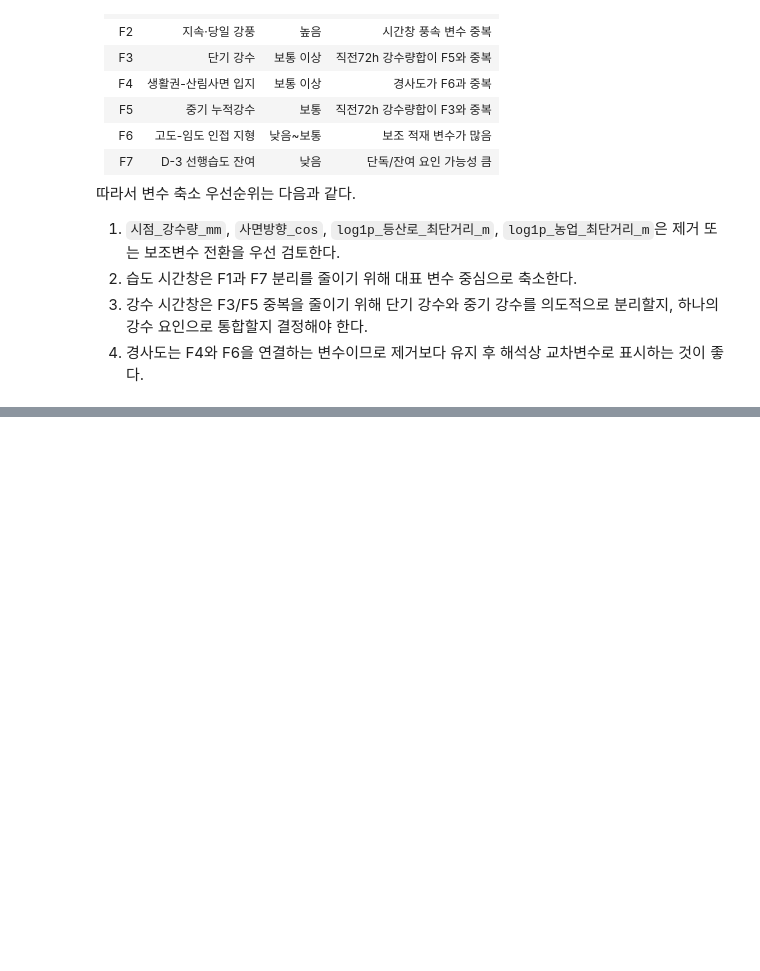
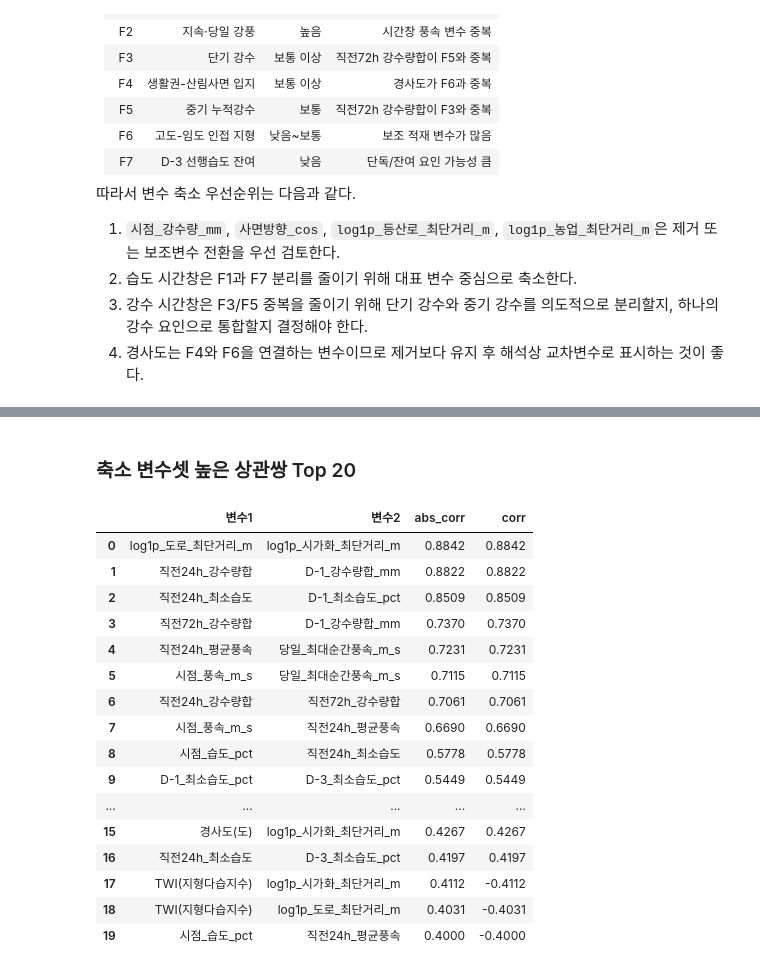
Before and after one commit to Max-JI64/farm-system-public-02, a Jupyter notebook: jsw/Analysis/2026-06-08_FA.ipynb, the cells around one changed output, grey strips where cells are left out. Saved outputs shown, nothing was run; the diff lists cells and outputs as text; code cells hidden in the pictures; blank space fills up the shorter version.

```diff
--- a/jsw/Analysis/2026-06-08_FA.ipynb
+++ b/jsw/Analysis/2026-06-08_FA.ipynb
@@ -1626,0 +1808,62 @@ F7은 독립적인 넓은 요인이라기보다, F1의 습도 요인에서 분
+# %%
+reduced_fa_fit_X = reduced_fa_X_complete.copy()
+reduced_fa_fit_X = reduced_fa_fit_X.apply(pd.to_numeric, errors="coerce")
+reduced_constant_cols = reduced_fa_fit_X.columns[reduced_fa_fit_X.nunique(dropna=True) <= 1].tolist()
+if reduced_constant_cols:
+    reduced_fa_fit_X = reduced_fa_fit_X.drop(columns=reduced_constant_cols)
+reduced_fa_fit_X = reduced_fa_fit_X.dropna(axis=0, how="any")
+
+reduced_fit_summary = pd.DataFrame(
+    {
+        "항목": [
+            "축소 FA 적합성 점검 표본 수",
+            "축소 FA 적합성 점검 변수 수",
+            "상수/단일값 제거 변수 수",
+        ],
+        "값": [
+            len(reduced_fa_fit_X),
+            reduced_fa_fit_X.shape[1],
+            len(reduced_constant_cols),
+        ],
+    }
+)
+display(reduced_fit_summary)
+
+reduced_corr = reduced_fa_fit_X.corr()
+reduced_corr_pairs = (
+    reduced_corr.where(np.triu(np.ones(reduced_corr.shape), k=1).astype(bool))
+    .stack()
+    .reset_index()
+)
+reduced_corr_pairs.columns = ["변수1", "변수2", "corr"]
+reduced_corr_pairs["abs_corr"] = reduced_corr_pairs["corr"].abs()
+reduced_corr_pairs = reduced_corr_pairs.sort_values("abs_corr", ascending=False).reset_index(drop=True)
+
+display(Markdown("### 축소 변수셋 높은 상관쌍 Top 20"))
+display(reduced_corr_pairs[["변수1", "변수2", "abs_corr", "corr"]].head(20).round(4))
+
+reduced_kmo_per_variable, reduced_kmo_total = calculate_kmo(reduced_fa_fit_X)
+reduced_kmo_table = (
+    pd.DataFrame({"변수": reduced_fa_fit_X.columns, "KMO": reduced_kmo_per_variable})
+    .sort_values("KMO")
+    .reset_index(drop=True)
+)
+reduced_bartlett_chi2, reduced_bartlett_p = calculate_bartlett_sphericity(reduced_fa_fit_X)
+
+reduced_suitability_summary = pd.DataFrame(
+    {
+        "지표": ["KMO 전체", "Bartlett chi-square", "Bartlett p-value"],
+        "값": [reduced_kmo_total, reduced_bartlett_chi2, reduced_bartlett_p],
+        "해석": [
+            interpret_kmo(reduced_kmo_total),
+            "상관행렬이 단위행렬이라는 귀무가설 검정",
+            "0.05 미만이면 요인분석 가능한 상관구조",
+        ],
+    }
+)
+
+display(Markdown("### 축소 변수셋 KMO/Bartlett"))
+display(reduced_suitability_summary.round(4))
+display(Markdown("### 축소 변수셋 변수별 KMO"))
+display(reduced_kmo_table.round(4))
+# %% [output]
@@ -1626,0 +1874,18 @@ F7은 독립적인 넓은 요인이라기보다, F1의 습도 요인에서 분
+### 축소 변수셋 높은 상관쌍 Top 20
+|  | 변수1 | 변수2 | abs_corr | corr |
+| 0 | log1p_도로_최단거리_m | log1p_시가화_최단거리_m | 0.8842 | 0.8842 |
+| 1 | 직전24h_강수량합 | D-1_강수량합_mm | 0.8822 | 0.8822 |
+| 2 | 직전24h_최소습도 | D-1_최소습도_pct | 0.8509 | 0.8509 |
+| 3 | 직전72h_강수량합 | D-1_강수량합_mm | 0.7370 | 0.7370 |
+| 4 | 직전24h_평균풍속 | 당일_최대순간풍속_m_s | 0.7231 | 0.7231 |
+| 5 | 시점_풍속_m_s | 당일_최대순간풍속_m_s | 0.7115 | 0.7115 |
+| 6 | 직전24h_강수량합 | 직전72h_강수량합 | 0.7061 | 0.7061 |
+| 7 | 시점_풍속_m_s | 직전24h_평균풍속 | 0.6690 | 0.6690 |
+| 8 | 시점_습도_pct | 직전24h_최소습도 | 0.5778 | 0.5778 |
+| 9 | D-1_최소습도_pct | D-3_최소습도_pct | 0.5449 | 0.5449 |
+| ... | ... | ... | ... | ... |
+| 15 | 경사도(도) | log1p_시가화_최단거리_m | 0.4267 | 0.4267 |
+| 16 | 직전24h_최소습도 | D-3_최소습도_pct | 0.4197 | 0.4197 |
+| 17 | TWI(지형다습지수) | log1p_시가화_최단거리_m | 0.4112 | -0.4112 |
+| 18 | TWI(지형다습지수) | log1p_도로_최단거리_m | 0.4031 | -0.4031 |
+| 19 | 시점_습도_pct | 직전24h_평균풍속 | 0.4000 | -0.4000 |
```
Also changed, not shown: parts of 18 cells of this notebook, 4 other files.
